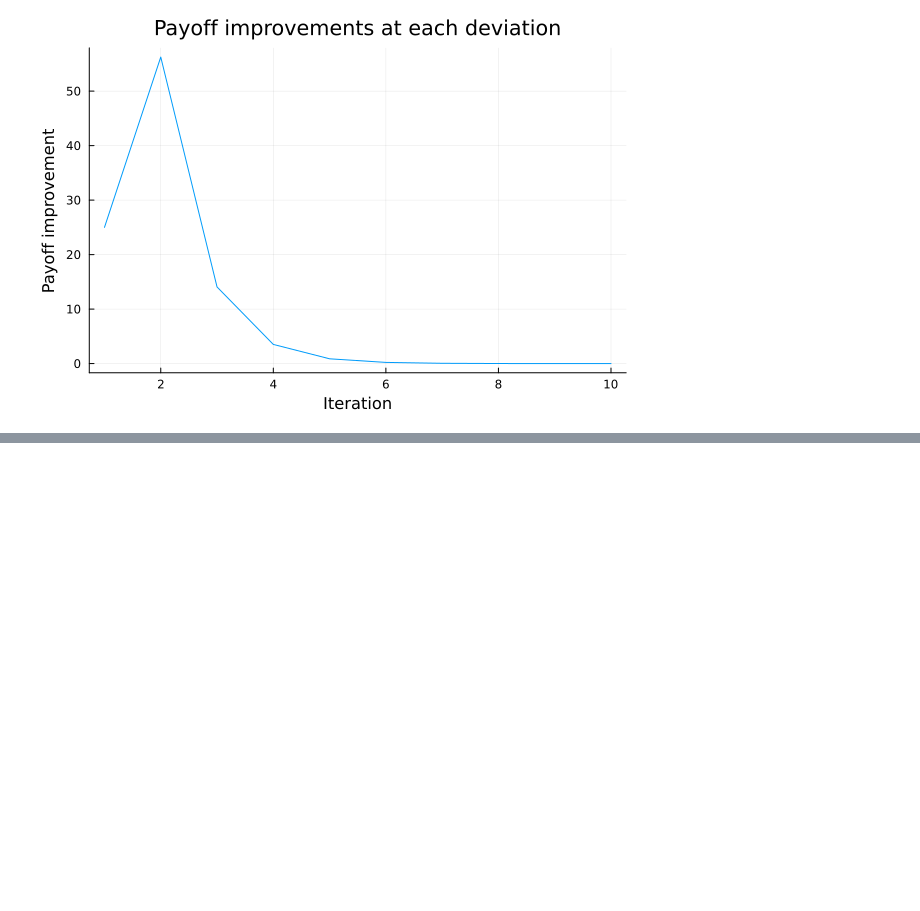
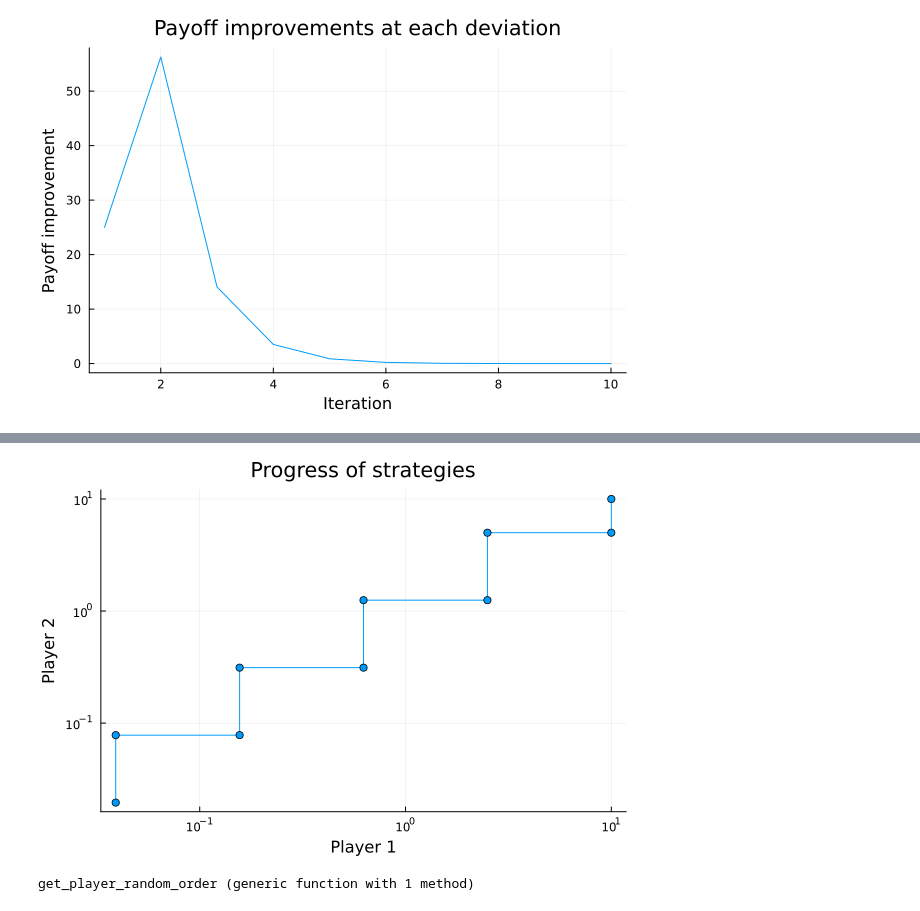
Before and after one commit to brunompacheco/IPG.jl, a Jupyter notebook: example-5.3.ipynb, the cells around one changed output, grey strips where cells are left out. Cells and saved outputs as stored; diff of their text form; code cells hidden in the pictures; blank space fills up the shorter version.

Commit message:
make player order customizable

```diff
--- a/example-5.3.ipynb
+++ b/example-5.3.ipynb
@@ -81,0 +88,2 @@ xlabel!("Iteration")
+# %%
+IPG.get_player_order = IPG.get_player_order_fixed_descending
@@ -81,0 +92,15 @@ xlabel!("Iteration")
+# %%
+X1 = Model()
+@variable(X1, x1, start=10.0)
+@constraint(X1, x1 >= 0)
+
+X2 = Model()
+@variable(X2, x2, start=10.0)
+@constraint(X2, x2 >= 0)
+
+players = [
+    Player(X1, QuadraticPayoff(0, [2, 1]), 1),
+    Player(X2, QuadraticPayoff(0, [1, 2]), 2)
+]
+
+Σ, payoff_improvements = IPG.SGM(players, () -> Gurobi.Optimizer(GRB_ENV), max_iter=100);
@@ -81,0 +125,22 @@ xlabel!("Iteration")
+# %%
+p1_strategies = [σk[1].supp[1][1] for σk in Σ]
+p2_strategies = [σk[2].supp[1][1] for σk in Σ]
+
+plot(p1_strategies, p2_strategies, marker=:c, title="Progress of strategies", legend=false)
+plot!(xscale=:log10, yscale=:log10)
+# xlims!(0,10.2)
+# ylims!(0,10.2)
+xlabel!("Player 1")
+ylabel!("Player 2")
+# %% [output]
+[figure, added]
+# %%
+using Random
+
+function get_player_random_order(players::Vector{Player}, iter::Integer, Σ_S::Vector{Vector{DiscreteMixedStrategy}}, payoff_improvements::Vector{<:Real})
+    return shuffle(keys(players))
+end
+
+IPG.get_player_order = get_player_random_order
+# %% [output]
+get_player_random_order (generic function with 1 method)
```
Also changed, not shown: parts of 7 cells of this notebook, 2 other files.
